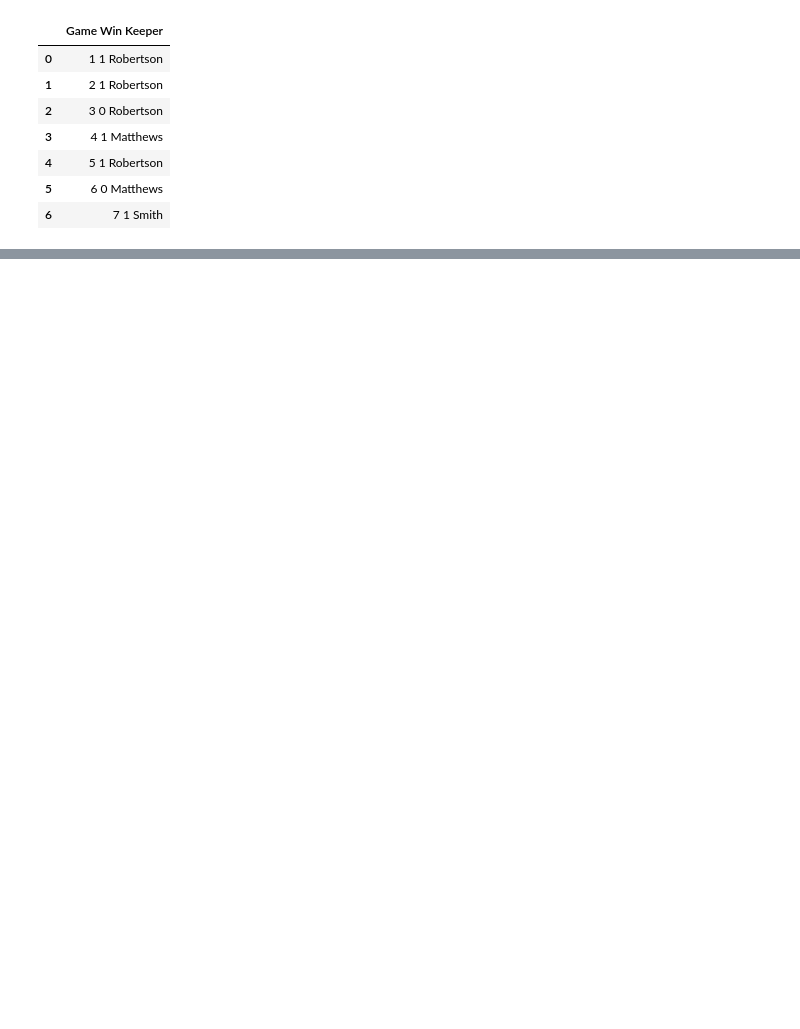
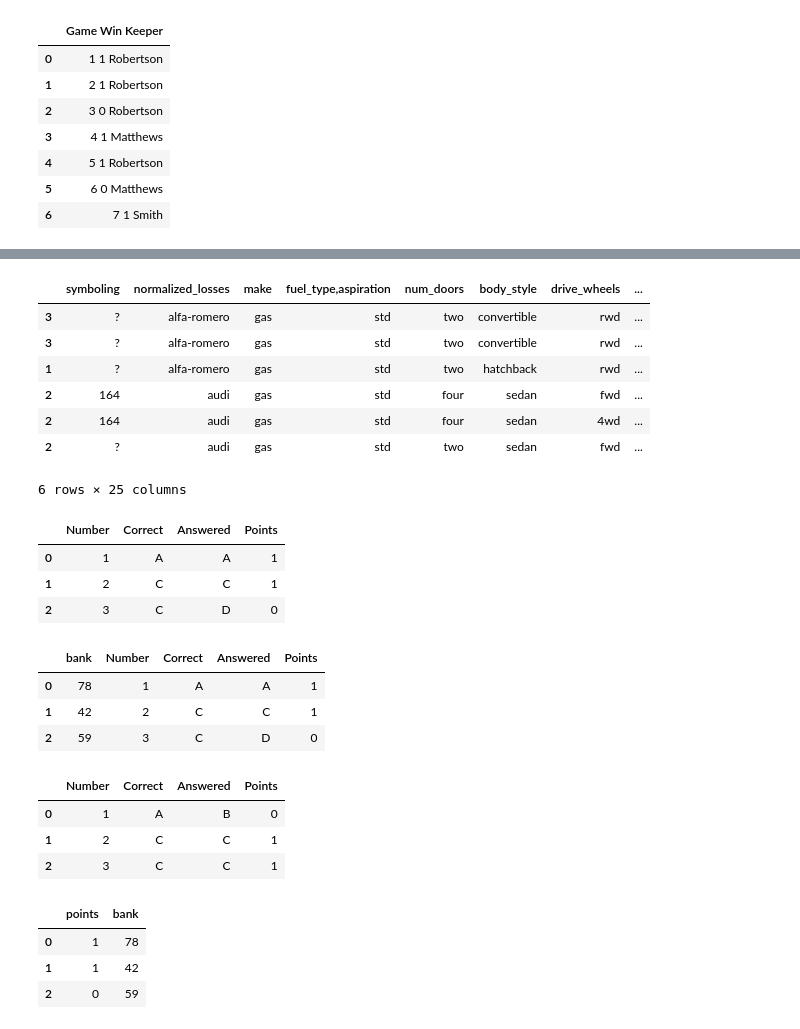
Before and after one commit to M-Christensen/ATPA, a Jupyter notebook: SOAModule_Notes/Module2/Sec2_DataFrames.ipynb, the cells around one changed output, grey strips where cells are left out. Saved outputs shown, nothing was run; the diff lists cells and outputs as text; code cells hidden in the pictures; blank space fills up the shorter version.

Commit message:
Finish DataFrames

```diff
--- a/SOAModule_Notes/Module2/Sec2_DataFrames.ipynb
+++ b/SOAModule_Notes/Module2/Sec2_DataFrames.ipynb
@@ -306,0 +107,65 @@ SyntaxError: invalid syntax (2111779766.py, line 8)
+# %%
+#CHUNK 10: Exercise 2.2.1: solution
+Auto_Names = ["symboling", "normalized_losses", "make", "fuel_type,aspiration", "num_doors", "body_style", "drive_wheels","engine_location", "wheel_base", "length", "width", "height", "curb_weight", "engine_type","num_cylinders", "engine_size", "fuel_system", "bore", "stroke", "compression_ratio", "horsepower", "peak_rpm", "city_mpg", "highway_mpg", "price"]
+
+automobile = pd.read_csv("Data/automobile.csv",names=Auto_Names)
+automobile.head(6)
+# %% [output]
+|  | symboling | normalized_losses | make | fuel_type,aspiration | num_doors | body_style | drive_wheels | ... |
+| 3 | ? | alfa-romero | gas | std | two | convertible | rwd | ... |
+| 3 | ? | alfa-romero | gas | std | two | convertible | rwd | ... |
+| 1 | ? | alfa-romero | gas | std | two | hatchback | rwd | ... |
+| 2 | 164 | audi | gas | std | four | sedan | fwd | ... |
+| 2 | 164 | audi | gas | std | four | sedan | 4wd | ... |
+| 2 | ? | audi | gas | std | two | sedan | fwd | ... |
+6 rows × 25 columns
+# %%
+# CHUNK 11: Reading simple XML file into a data frame
+pd.read_xml("Data/test_simple.xml",parser="etree")
+# %% [output]
+|  | Number | Correct | Answered | Points |
+| 0 | 1 | A | A | 1 |
+| 1 | 2 | C | C | 1 |
+| 2 | 3 | C | D | 0 |
+# %%
+# CHUNK 12: Reading an XML file with a more complex structure
+#### This requires the lxml parser which means you
+#### need to install the lxml library. It does not need to be loaded.
+pd.read_xml("Data/test_one_student.xml",parser="lxml",xpath="/Test_Results/Candidate/Scores/Question")
+# %% [output]
+|  | bank | Number | Correct | Answered | Points |
+| 0 | 78 | 1 | A | A | 1 |
+| 1 | 42 | 2 | C | C | 1 |
+| 2 | 59 | 3 | C | D | 0 |
+# %%
+# CHUNK 13: Read in xml data with multiple entries
+# When there are multiple nodes that have the same name
+# the xpath can distinguish, but need to be written out
+# in full. The split between Steve and Chalise
+# happens at the Candidate node, so in the xpath
+# that is given a subset. xpath subsets start at 1.
+
+steve_df = pd.read_xml("Data/test_two_students.xml",parser="lxml",xpath="/Test_Results/Candidate[1]/Scores/Question")
+chalise_df = pd.read_xml("Data/test_two_students.xml",parser="lxml",xpath="/Test_Results/Candidate[2]/Scores/Question")
+steve_df
+chalise_df
+# %% [output]
+|  | Number | Correct | Answered | Points |
+| 0 | 1 | A | B | 0 |
+| 1 | 2 | C | C | 1 |
+| 2 | 3 | C | C | 1 |
+# %%
+# CHUNK 14: Extracting attributes and element values to create a data frame
+# extract the points element
+points = pd.read_xml("Data/test_one_student.xml",parser="etree",xpath=".//Points")
+# using attrs_only=TRUE we can just get the bank attribute
+bank = pd.read_xml("Data/test_one_student.xml",parser="etree",xpath=".//Question",attrs_only=True)
+df = pd.DataFrame()
+df["points"] = points
+df["bank"] = bank
+df
+# %% [output]
+|  | points | bank |
+| 0 | 1 | 78 |
+| 1 | 1 | 42 |
+| 2 | 0 | 59 |
```
Also changed, not shown: parts of 26 cells of this notebook.
